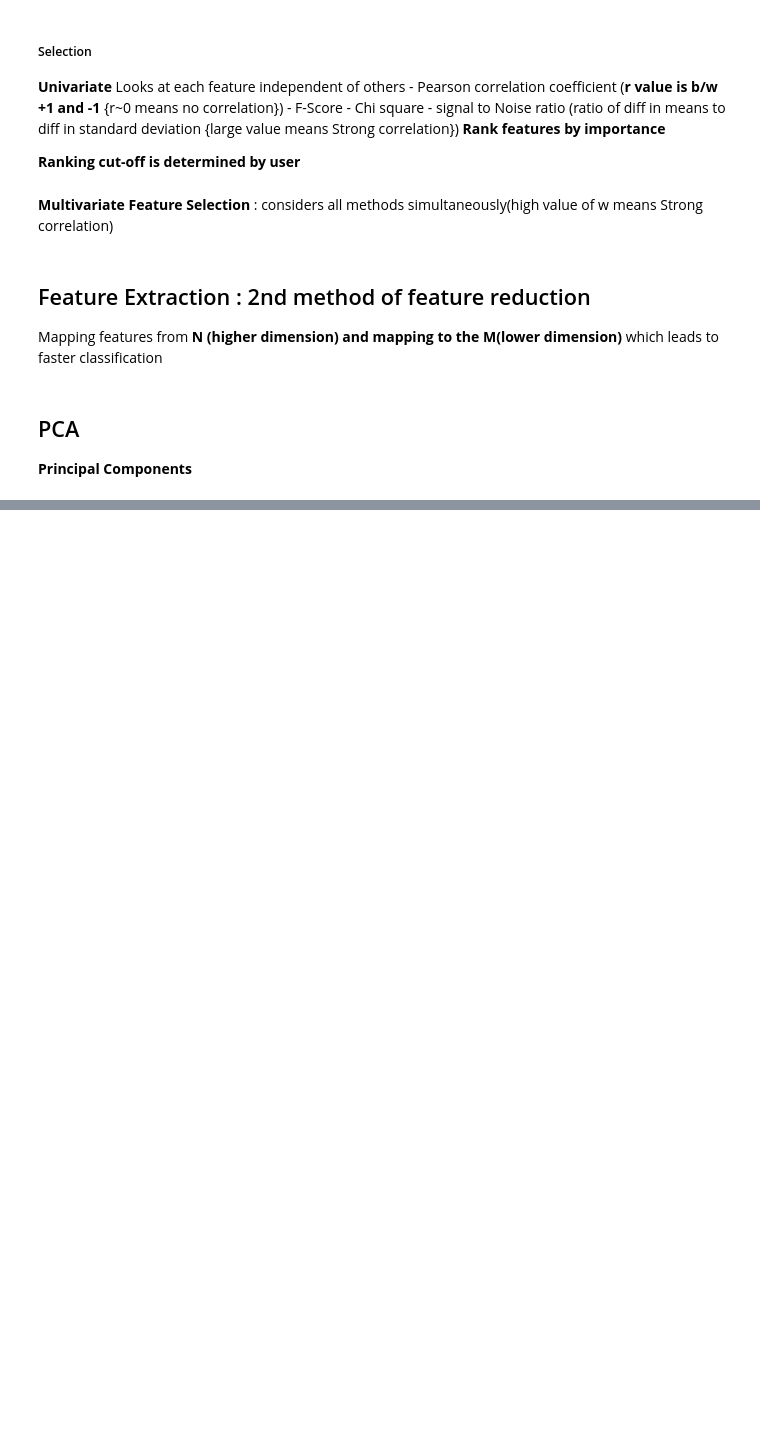
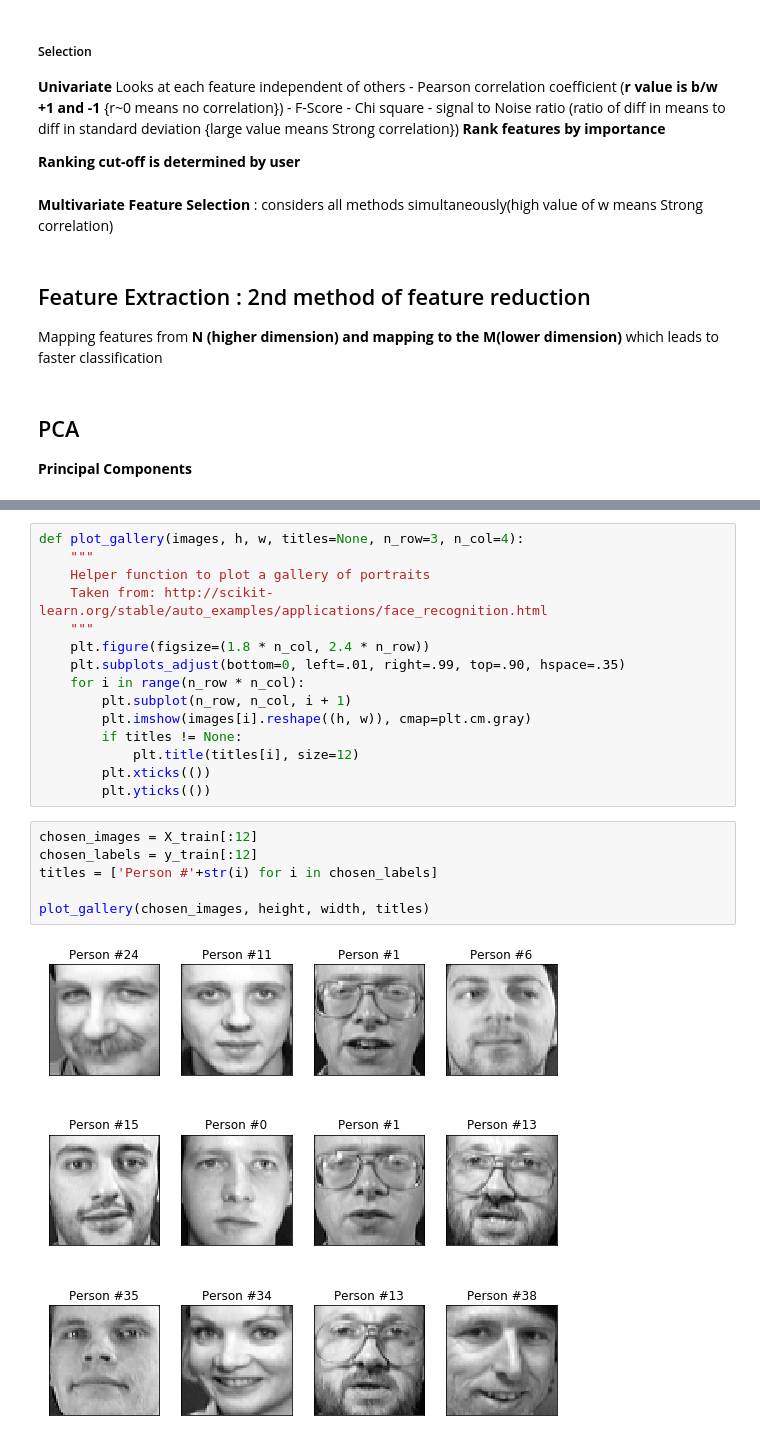
Before and after one commit to laxmankishore/ML-Algorithms, a Jupyter notebook: K Nearest Neighbour.ipynb, the cells around one changed output, grey strips where cells are left out. Saved outputs shown, nothing was run; the diff lists cells and outputs as text; blank space fills up the shorter version.

```diff
--- a/K Nearest Neighbour.ipynb
+++ b/K Nearest Neighbour.ipynb
@@ -146,0 +331,23 @@ Mapping features from **N (higher dimension) and mapping to the M(lower dimensio
+# %%
+def plot_gallery(images, h, w, titles=None, n_row=3, n_col=4):
+    """
+    Helper function to plot a gallery of portraits
+    Taken from: http://scikit-learn.org/stable/auto_examples/applications/face_recognition.html
+    """
+    plt.figure(figsize=(1.8 * n_col, 2.4 * n_row))
+    plt.subplots_adjust(bottom=0, left=.01, right=.99, top=.90, hspace=.35)
+    for i in range(n_row * n_col):
+        plt.subplot(n_row, n_col, i + 1)
+        plt.imshow(images[i].reshape((h, w)), cmap=plt.cm.gray)
+        if titles != None:
+            plt.title(titles[i], size=12)
+        plt.xticks(())
+        plt.yticks(())
+# %%
+chosen_images = X_train[:12]
+chosen_labels = y_train[:12]
+titles = ['Person #'+str(i) for i in chosen_labels]
+
+plot_gallery(chosen_images, height, width, titles)
+# %% [output]
+[figure, added]
```
Also changed, not shown: parts of 30 cells of this notebook.
